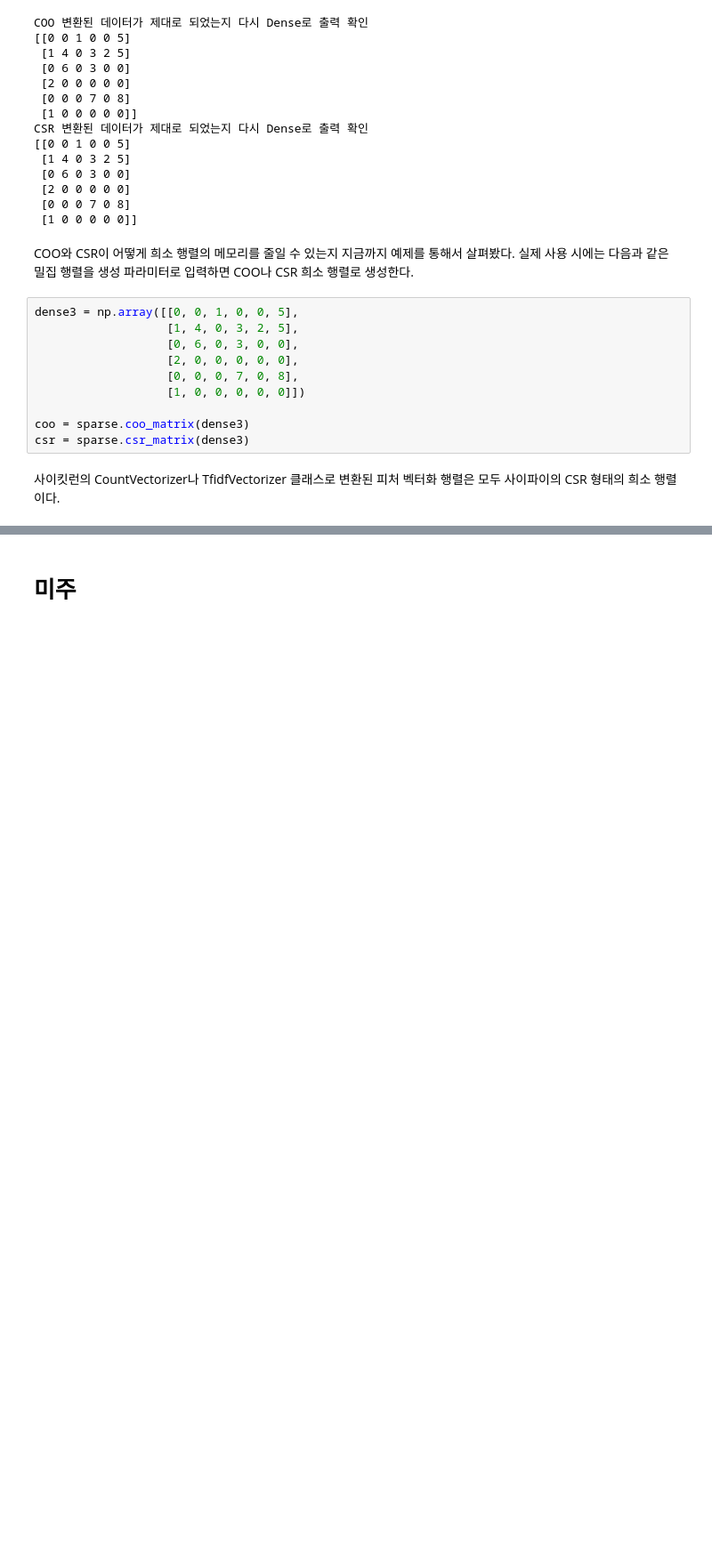
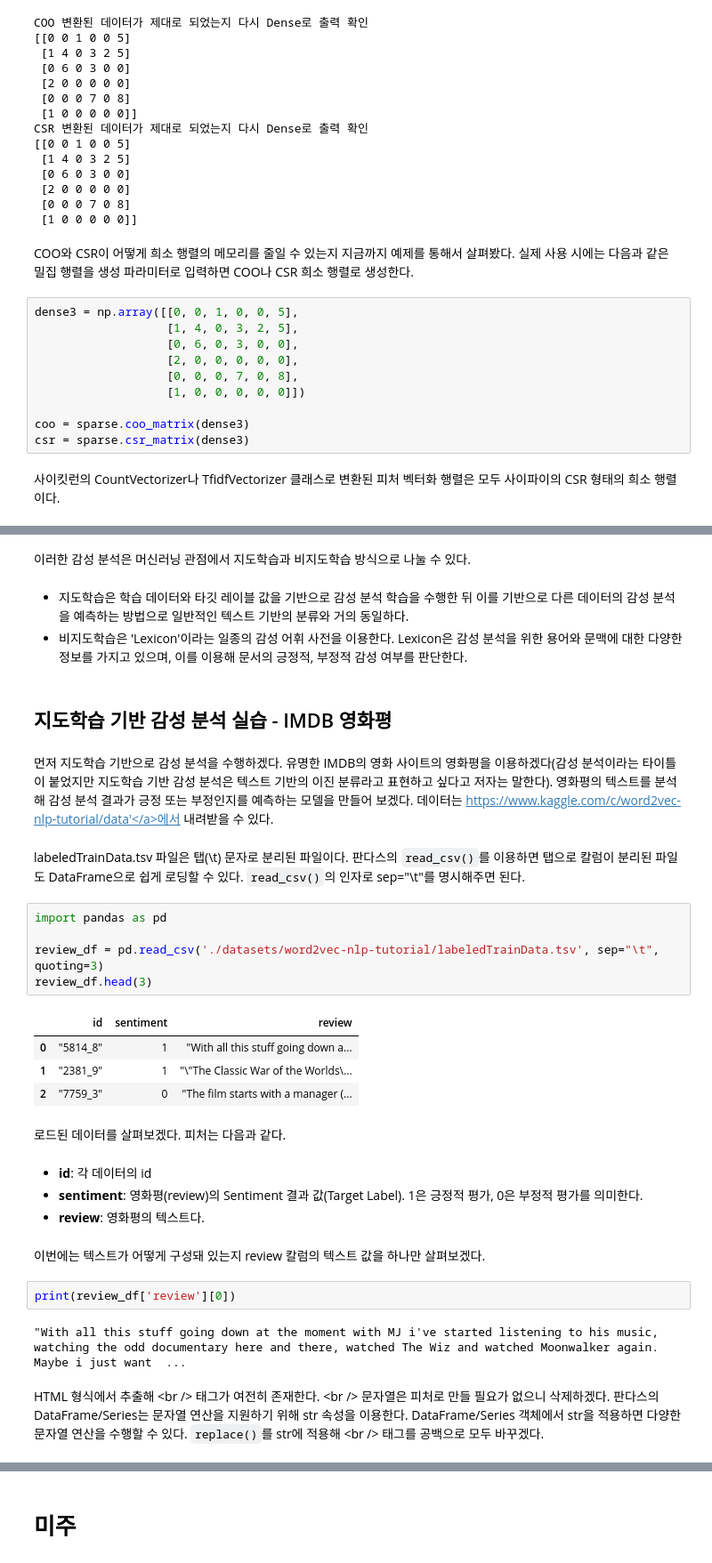
Before and after one commit to Sameta-cani/jwork, a Jupyter notebook: Text Analysis.ipynb, the cells around one changed output, grey strips where cells are left out. Shown: that part at 89% size. Drawn from its saved outputs; the diff is of its cells as text; blank space fills up the shorter version.

```diff
--- a/Text Analysis.ipynb
+++ b/Text Analysis.ipynb
@@ -726,0 +733,39 @@ csr = sparse.csr_matrix(dense3)
+# %% [markdown]
+이러한 감성 분석은 머신러닝 관점에서 지도학습과 비지도학습 방식으로 나눌 수 있다.
+# %% [markdown]
+<ul>
+    <li>지도학습은 학습 데이터와 타깃 레이블 값을 기반으로 감성 분석 학습을 수행한 뒤 이를 기반으로 다른 데이터의 감성 분석을 예측하는 방법으로 일반적인 텍스트 기반의 분류와 거의 동일하다.</li>
+    <li>비지도학습은 'Lexicon'이라는 일종의 감성 어휘 사전을 이용한다. Lexicon은 감성 분석을 위한 용어와 문맥에 대한 다양한 정보를 가지고 있으며, 이를 이용해 문서의 긍정적, 부정적 감성 여부를 판단한다.</li>
+</ul>
+# %% [markdown]
+## 지도학습 기반 감성 분석 실습 - IMDB 영화평
+# %% [markdown]
+먼저 지도학습 기반으로 감성 분석을 수행하겠다. 유명한 IMDB의 영화 사이트의 영화평을 이용하겠다(감성 분석이라는 타이틀이 붙었지만 지도학습 기반 감성 분석은 텍스트 기반의 이진 분류라고 표현하고 싶다고 저자는 말한다). 영화평의 텍스트를 분석해 감성 분석 결과가 긍정 또는 부정인지를 예측하는 모델을 만들어 보겠다. 데이터는 <a href='https://www.kaggle.com/c/word2vec-nlp-tutorial/data' target='blank'>https://www.kaggle.com/c/word2vec-nlp-tutorial/data'</a>에서 내려받을 수 있다.
+# %% [markdown]
+labeledTrainData.tsv 파일은 탭(\t) 문자로 분리된 파일이다. 판다스의 <code>read_csv()</code>를 이용하면 탭으로 칼럼이 분리된 파일도 DataFrame으로 쉽게 로딩할 수 있다. <code>read_csv()</code>의 인자로 sep="\t"를 명시해주면 된다.
+# %%
+import pandas as pd
+
+review_df = pd.read_csv('./datasets/word2vec-nlp-tutorial/labeledTrainData.tsv', sep="\t", quoting=3)
+review_df.head(3)
+# %% [output]
+|  | id | sentiment | review |
+| 0 | "5814_8" | 1 | "With all this stuff going down a... |
+| 1 | "2381_9" | 1 | "\"The Classic War of the Worlds\... |
+| 2 | "7759_3" | 0 | "The film starts with a manager (... |
+# %% [markdown]
+로드된 데이터를 살펴보겠다. 피처는 다음과 같다.
+# %% [markdown]
+<ul>
+    <li><b>id</b>: 각 데이터의 id</li>
+    <li><b>sentiment</b>: 영화평(review)의 Sentiment 결과 값(Target Label). 1은 긍정적 평가, 0은 부정적 평가를 의미한다.</li>
+    <li><b>review</b>: 영화평의 텍스트다.</li>
+</ul>
+# %% [markdown]
+이번에는 텍스트가 어떻게 구성돼 있는지 review 칼럼의 텍스트 값을 하나만 살펴보겠다.
+# %%
+print(review_df['review'][0])
+# %% [output]
+"With all this stuff going down at the moment with MJ i've started listening to his music, watching the odd documentary here and there, watched The Wiz and watched Moonwalker again. Maybe i just want  ...
+# %% [markdown]
+HTML 형식에서 추출해 \<br /> 태그가 여전히 존재한다. \<br /> 문자열은 피처로 만들 필요가 없으니 삭제하겠다. 판다스의 DataFrame/Series는 문자열 연산을 지원하기 위해 str 속성을 이용한다. DataFrame/Series 객체에서 str을 적용하면 다양한 문자열 연산을 수행할 수 있다. <code>replace()</code>를 str에 적용해 \<br /> 태그를 공백으로 모두 바꾸겠다.
```
Also changed, not shown: parts of 108 cells of this notebook, 3 other files.
